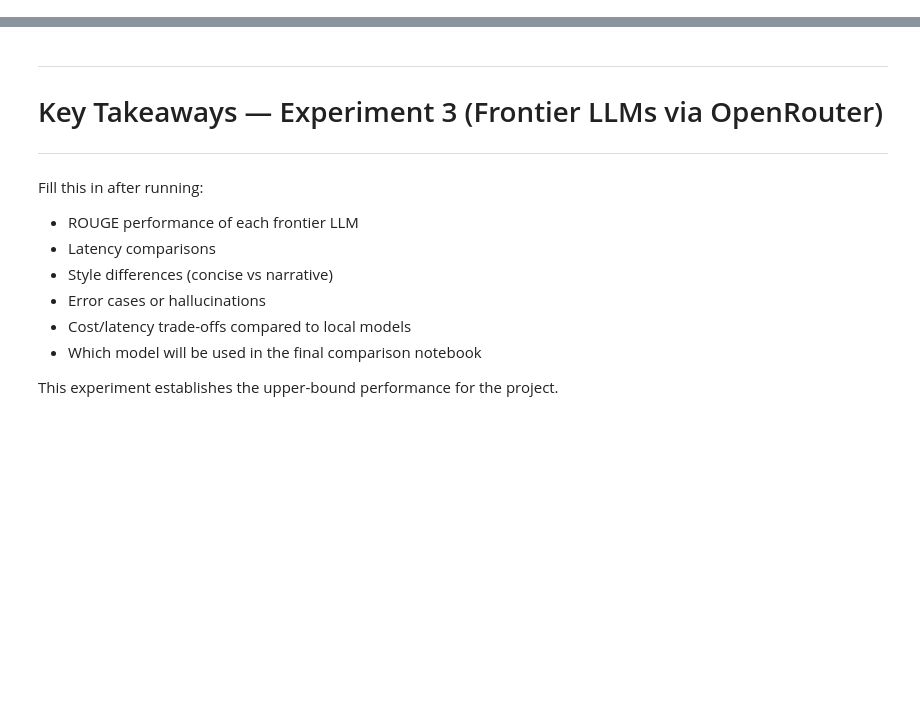
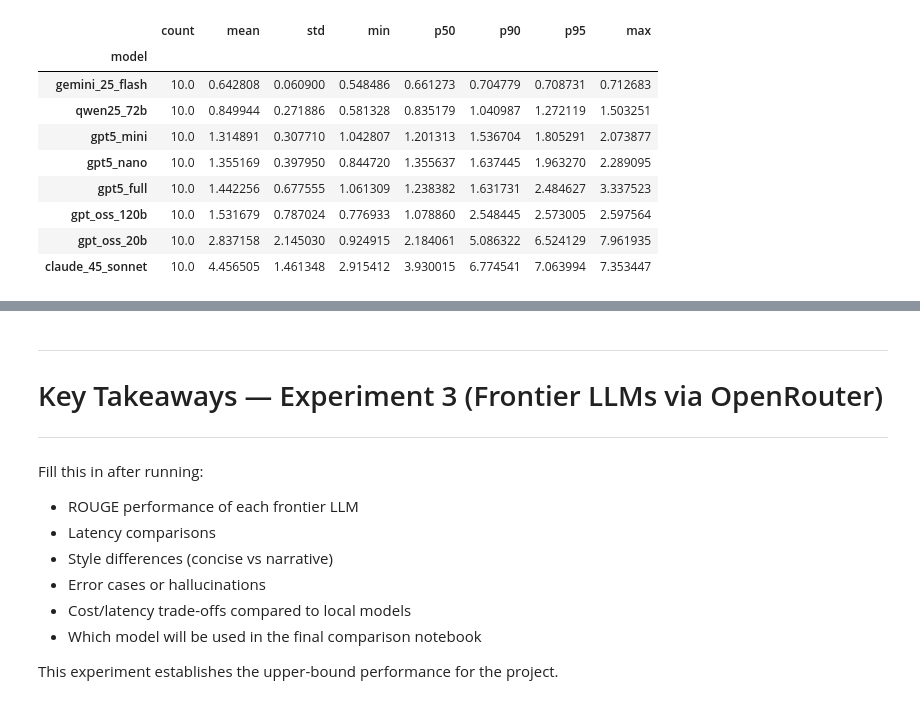
Before and after one commit to LittleHouse75/flatiron-language-models-for-ai, a Jupyter notebook: notebooks/04_experiment3_api_models.ipynb, the cells around one changed output, grey strips where cells are left out. Drawn from its saved outputs; the diff is of its cells as text; code cells hidden in the pictures; blank space fills up the shorter version.

```diff
--- a/notebooks/04_experiment3_api_models.ipynb
+++ b/notebooks/04_experiment3_api_models.ipynb
@@ -71,9 +104,10 @@ eval_df.head()
 # %%
 def build_summarization_prompt(dialogue: str) -> str:
     return (
-        "Summarize the following chat conversation in 1–3 sentences. "
-        "Focus on actions, decisions, and plans. "
-        "Do not add information not supported by the text.\n\n"
+        "Summarize the following conversation in 1–2 sentences. "
+        "Keep it brief—aim for 15–30 words. "
+        "Focus on the main point, decisions, requests, or outcomes. "
+        "Ignore small talk and do not add details that aren't supported by the text.\n\n"
         "DIALOGUE:\n"
         "-----\n"
         f"{dialogue}\n"
@@ -135,11 +192,46 @@ for label, df in results_by_model.items():
 # %%
-def latency_summary(df, label):
-    print(f"\n=== Latency stats: {label} ===")
-    vals = df["latency_seconds"].replace([np.inf, -np.inf], np.nan).dropna()
-    print(vals.describe(percentiles=[0.5, 0.9, 0.95]))
+import numpy as np
+import pandas as pd
+
+latency_stats = {}
 
 for label, df in results_by_model.items():
-    latency_summary(df, label)
+    vals = df["latency_seconds"].replace([np.inf, -np.inf], np.nan).dropna()
+    desc = vals.describe(percentiles=[0.5, 0.9, 0.95])
+    latency_stats[label] = desc
+
+latency_df = pd.DataFrame(latency_stats).T  # models as rows
+latency_df.index.name = "model"
+
+# Prettier column names
+latency_df = latency_df.rename(
+    columns={
+        "count": "count",
+        "mean": "mean",
+        "std": "std",
+        "min": "min",
+        "50%": "p50",
+        "90%": "p90",
+        "95%": "p95",
+        "max": "max",
+    }
+)
+
+# Sort by mean latency, ascending (fastest first)
+latency_df = latency_df.sort_values(by="mean", ascending=True)
+
+display(latency_df)
+# %% [output]
+|  | count | mean | std | min | p50 | p90 | p95 | max |
+| model |  |  |  |  |  |  |  |  |
+| gemini_25_flash | 10.0 | 0.642808 | 0.060900 | 0.548486 | 0.661273 | 0.704779 | 0.708731 | 0.712683 |
+| qwen25_72b | 10.0 | 0.849944 | 0.271886 | 0.581328 | 0.835179 | 1.040987 | 1.272119 | 1.503251 |
+| gpt5_mini | 10.0 | 1.314891 | 0.307710 | 1.042807 | 1.201313 | 1.536704 | 1.805291 | 2.073877 |
+| gpt5_nano | 10.0 | 1.355169 | 0.397950 | 0.844720 | 1.355637 | 1.637445 | 1.963270 | 2.289095 |
+| gpt5_full | 10.0 | 1.442256 | 0.677555 | 1.061309 | 1.238382 | 1.631731 | 2.484627 | 3.337523 |
+| gpt_oss_120b | 10.0 | 1.531679 | 0.787024 | 0.776933 | 1.078860 | 2.548445 | 2.573005 | 2.597564 |
+| gpt_oss_20b | 10.0 | 2.837158 | 2.145030 | 0.924915 | 2.184061 | 5.086322 | 6.524129 | 7.961935 |
+| claude_45_sonnet | 10.0 | 4.456505 | 1.461348 | 2.915412 | 3.930015 | 6.774541 | 7.063994 | 7.353447 |
 # %%
 def show_examples(df, n=5, max_chars=600):
     sample = df.sample(n=min(n, len(df)), random_state=SEED)
```
Also changed, not shown: parts of 9 cells of this notebook, 1 other file.
